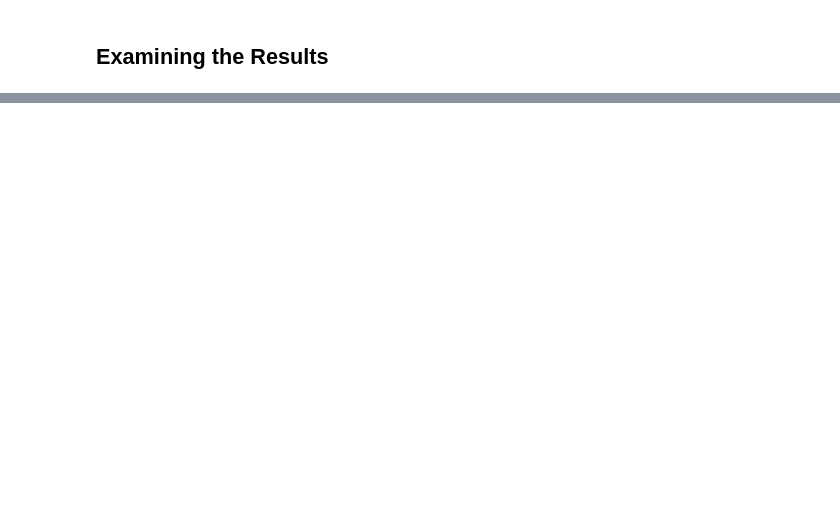
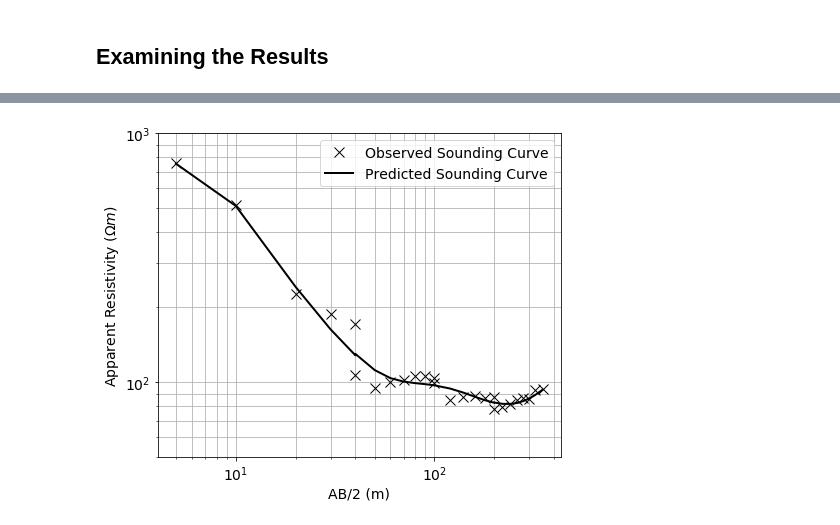
Before and after one commit to simpeg-research/gwb-dc-inversions, a Jupyter notebook: notebooks_devin/DC1D_inv.ipynb, the cells around one changed output, grey strips where cells are left out. Saved outputs shown, nothing was run; the diff lists cells and outputs as text; code cells hidden in the pictures; blank space fills up the shorter version.

```diff
--- a/notebooks_devin/DC1D_inv.ipynb
+++ b/notebooks_devin/DC1D_inv.ipynb
@@ -47,14 +47,14 @@ half_MN_column = 1
 apparent_resistivity_column = 6
 
 # Define the floor and percent uncertainty you would like to apply to apparent resistivity data
-uncertainty_floor = 0.
+uncertainty_floor = 5.
 uncertainty_percent = 5.
 
 # Define layer thicknesses as a numpy array
-layer_thicknesses = mkvc(np.r_[5*np.ones(15), 5*np.logspace(0,1,15)])
-
+# layer_thicknesses = mkvc(np.r_[5*np.ones(15), 5*np.logspace(0,1,15)])
+layer_thicknesses = (5*1.1**np.arange(21))
 # Starting model (half-space model)
-starting_resistivity = 2e3
+# starting_resistivity = 2e3
 # %% [markdown]
 Load Data, Define Survey and Plot
 ---------------------------------
@@ -287,0 +304,18 @@ plt.show()
+# %%
+# Plot the true and apparent resistivities on a sounding curve
+from matplotlib.ticker import AutoMinorLocator
+fig = plt.figure(figsize=(7, 5))
+mpl.rcParams.update({'font.size': 14})
+ax1 = fig.add_axes([0.05, 0.05, 0.8, 0.9])
+ax1.loglog(half_AB_separations, dobs, 'kx', lw=2, ms=10)
+ax1.loglog(half_AB_separations, inv_prob.dpred, 'k', lw=2)
+ax1.set_xlabel("AB/2 (m)")
+ax1.set_ylabel("Apparent Resistivity ($\Omega m$)")
+ax1.legend(['Observed Sounding Curve','Predicted Sounding Curve'])
+# ax1.set_yticks([100, 200, 300, 400, 500, 600, 700, 800])
+# ax1.set_yticklabels([str(ii) for ii in [100, 200, 300, 400, 500, 600, 700, 800]])
+ax1.set_ylim(50, 1000)
+ax1.grid(True, which='both')
+plt.show()
+# %% [output]
+[figure, added]
```
Also changed, not shown: parts of 7 cells of this notebook, 5 other files.
